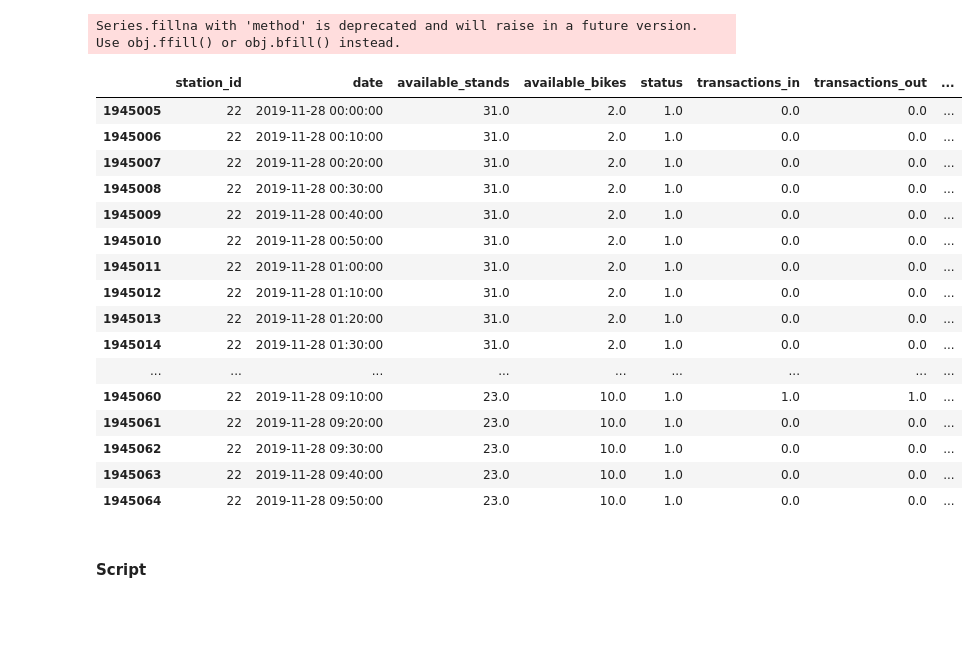
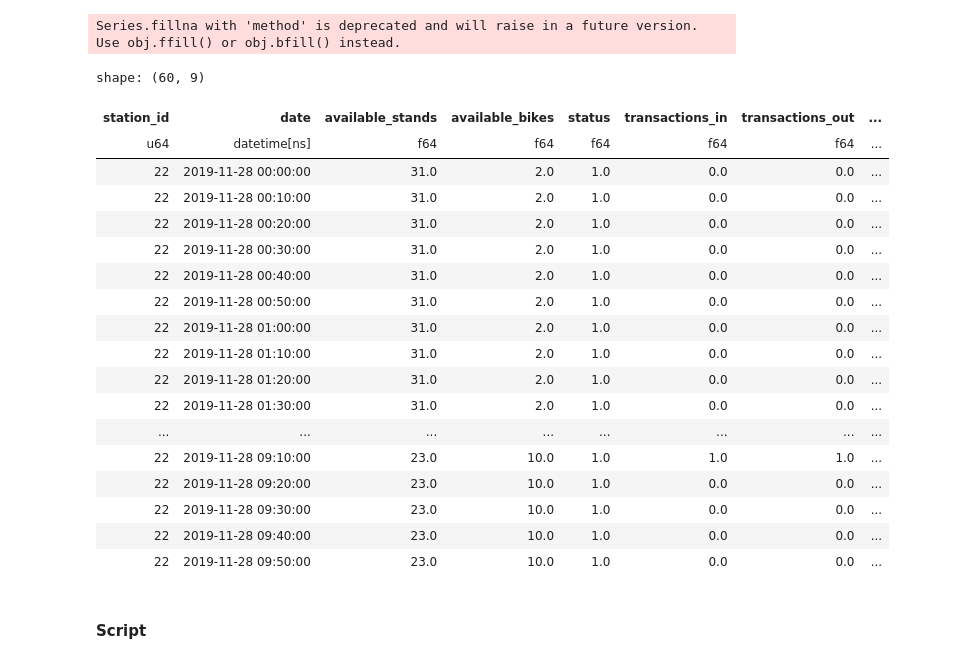
Before and after one commit to armgilles/vcub_keeper, a Jupyter notebook: notebooks/02_Features/04_consecutive_no_transactions_out #10.ipynb, the cells around one changed output. Cells and saved outputs as stored; diff of their text form; code cells hidden in the pictures; blank space fills up the shorter version.

```diff
--- a/notebooks/02_Features/04_consecutive_no_transactions_out #10.ipynb
+++ b/notebooks/02_Features/04_consecutive_no_transactions_out #10.ipynb
@@ -501,7 +184,7 @@ def get_consecutive_no_transactions_out(data):
 # %%
 ts_activity = read_time_serie_activity(path_directory=ROOT_DATA_CLEAN)
 
-ts_activity = get_transactions_out(ts_activity)
+ts_activity = get_transactions_out(pl.from_pandas(ts_activity))
 # %% [output]
 Series.fillna with 'method' is deprecated and will raise in a future version. Use obj.ffill() or obj.bfill() instead.
 # %%
@@ -509,30 +192,32 @@ ts_activity = get_consecutive_no_transactions_out(ts_activity)
 # %%
 # On regarde si la fonction prend en compte le nombre de Vcub dispo pour
 # avancer dans consecutive_no_transactions_out
 # new = ts_activity[(ts_activity['station_id'] == 22) &
 #                  (ts_activity['date'] >= "2019-08-14 08:00:00")].head(60)
 
-new = ts_activity[(ts_activity["station_id"] == 22) & (ts_activity["date"] >= "2019-11-28 00:00:00")].head(60)
+new = ts_activity.filter((pl.col("station_id") == 22) & (pl.col("date") >= datetime(2019, 11, 28))).head(60)
 
 new
 # %% [output]
+shape: (60, 9)
-|  | station_id | date | available_stands | available_bikes | status | transactions_in | transactions_out | ... |
-| 1945005 | 22 | 2019-11-28 00:00:00 | 31.0 | 2.0 | 1.0 | 0.0 | 0.0 | ... |
-| 1945006 | 22 | 2019-11-28 00:10:00 | 31.0 | 2.0 | 1.0 | 0.0 | 0.0 | ... |
-| 1945007 | 22 | 2019-11-28 00:20:00 | 31.0 | 2.0 | 1.0 | 0.0 | 0.0 | ... |
-| 1945008 | 22 | 2019-11-28 00:30:00 | 31.0 | 2.0 | 1.0 | 0.0 | 0.0 | ... |
-| 1945009 | 22 | 2019-11-28 00:40:00 | 31.0 | 2.0 | 1.0 | 0.0 | 0.0 | ... |
-| 1945010 | 22 | 2019-11-28 00:50:00 | 31.0 | 2.0 | 1.0 | 0.0 | 0.0 | ... |
-| 1945011 | 22 | 2019-11-28 01:00:00 | 31.0 | 2.0 | 1.0 | 0.0 | 0.0 | ... |
-| 1945012 | 22 | 2019-11-28 01:10:00 | 31.0 | 2.0 | 1.0 | 0.0 | 0.0 | ... |
-| 1945013 | 22 | 2019-11-28 01:20:00 | 31.0 | 2.0 | 1.0 | 0.0 | 0.0 | ... |
-| 1945014 | 22 | 2019-11-28 01:30:00 | 31.0 | 2.0 | 1.0 | 0.0 | 0.0 | ... |
-| ... | ... | ... | ... | ... | ... | ... | ... | ... |
-| 1945060 | 22 | 2019-11-28 09:10:00 | 23.0 | 10.0 | 1.0 | 1.0 | 1.0 | ... |
-| 1945061 | 22 | 2019-11-28 09:20:00 | 23.0 | 10.0 | 1.0 | 0.0 | 0.0 | ... |
-| 1945062 | 22 | 2019-11-28 09:30:00 | 23.0 | 10.0 | 1.0 | 0.0 | 0.0 | ... |
-| 1945063 | 22 | 2019-11-28 09:40:00 | 23.0 | 10.0 | 1.0 | 0.0 | 0.0 | ... |
-| 1945064 | 22 | 2019-11-28 09:50:00 | 23.0 | 10.0 | 1.0 | 0.0 | 0.0 | ... |
+| station_id | date | available_stands | available_bikes | status | transactions_in | transactions_out | ... |
+| u64 | datetime[ns] | f64 | f64 | f64 | f64 | f64 | ... |
+| 22 | 2019-11-28 00:00:00 | 31.0 | 2.0 | 1.0 | 0.0 | 0.0 | ... |
+| 22 | 2019-11-28 00:10:00 | 31.0 | 2.0 | 1.0 | 0.0 | 0.0 | ... |
+| 22 | 2019-11-28 00:20:00 | 31.0 | 2.0 | 1.0 | 0.0 | 0.0 | ... |
+| 22 | 2019-11-28 00:30:00 | 31.0 | 2.0 | 1.0 | 0.0 | 0.0 | ... |
+| 22 | 2019-11-28 00:40:00 | 31.0 | 2.0 | 1.0 | 0.0 | 0.0 | ... |
+| 22 | 2019-11-28 00:50:00 | 31.0 | 2.0 | 1.0 | 0.0 | 0.0 | ... |
+| 22 | 2019-11-28 01:00:00 | 31.0 | 2.0 | 1.0 | 0.0 | 0.0 | ... |
+| 22 | 2019-11-28 01:10:00 | 31.0 | 2.0 | 1.0 | 0.0 | 0.0 | ... |
+| 22 | 2019-11-28 01:20:00 | 31.0 | 2.0 | 1.0 | 0.0 | 0.0 | ... |
+| 22 | 2019-11-28 01:30:00 | 31.0 | 2.0 | 1.0 | 0.0 | 0.0 | ... |
+| ... | ... | ... | ... | ... | ... | ... | ... |
+| 22 | 2019-11-28 09:10:00 | 23.0 | 10.0 | 1.0 | 1.0 | 1.0 | ... |
+| 22 | 2019-11-28 09:20:00 | 23.0 | 10.0 | 1.0 | 0.0 | 0.0 | ... |
+| 22 | 2019-11-28 09:30:00 | 23.0 | 10.0 | 1.0 | 0.0 | 0.0 | ... |
+| 22 | 2019-11-28 09:40:00 | 23.0 | 10.0 | 1.0 | 0.0 | 0.0 | ... |
+| 22 | 2019-11-28 09:50:00 | 23.0 | 10.0 | 1.0 | 0.0 | 0.0 | ... |
 # %% [markdown]
 #### Script
 # %%
```
Also changed, not shown: parts of 47 cells of this notebook.
